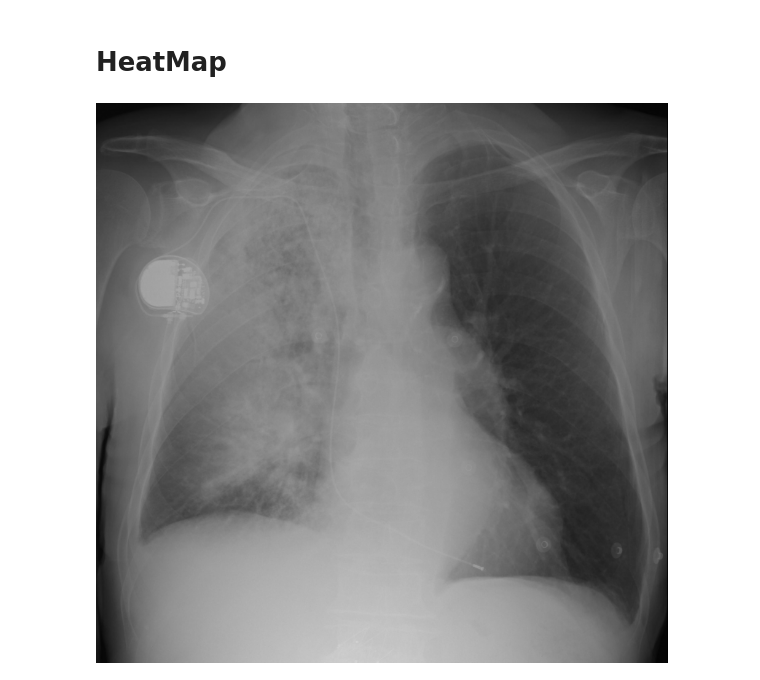
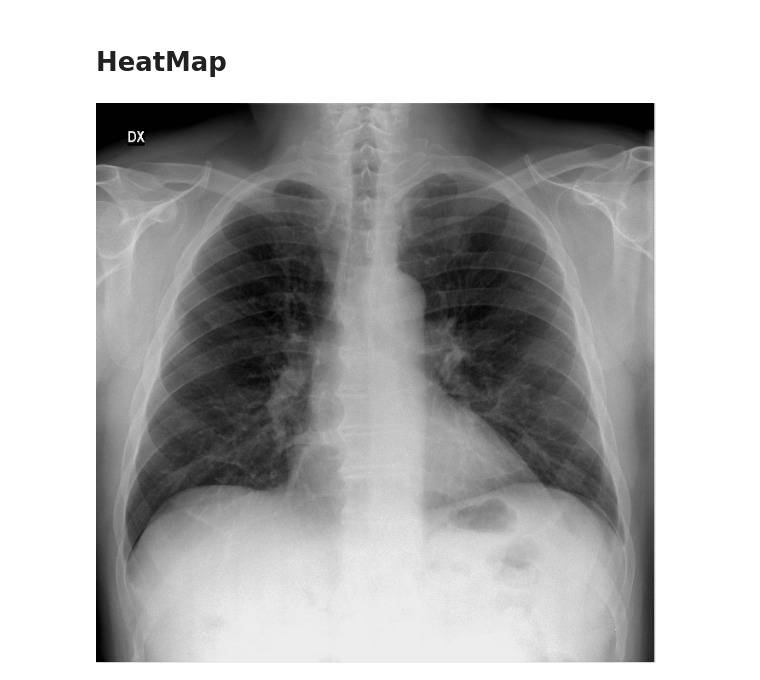
Before and after one commit to p-kaushal/Deep-Learning-GroupPorject-TeamJohnson, a Jupyter notebook: MMAI894_Covid19__Pranav_Revised.ipynb, the cells around one changed output. Cells and saved outputs as stored; diff of their text form; code cells hidden in the pictures.

```diff
--- a/MMAI894_Covid19__Pranav_Revised.ipynb
+++ b/MMAI894_Covid19__Pranav_Revised.ipynb
@@ -283,17 +284,18 @@ weighted avg       0.51      0.47      0.46      1909
 # %%
 # model_builder = keras.applications.xception.Xception
 img_size = (224, 224)
-preprocess_input = tf.keras.applications.vgg19.preprocess_input
-decode_predictions = tf.keras.applications.vgg19.decode_predictions
+
+preprocess_input = tf.keras.applications.densenet.preprocess_input
+decode_predictions = tf.keras.applications.densenet.decode_predictions
 
 last_conv_layer_name = "conv5_block16_2_conv"
 
 # The local path to our target image
-img_path = '/content/sample_data/COVID-19 Dataset/X-ray/COVID/000001-27.jpg'
+img_path = '/content/sample_data/COVID-19 Dataset/X-ray/COVID/0107.jpeg'
 
 display(Image(img_path))
 # %% [output]
-[figure, old version]
+[figure, new version]
 # %%
 def get_img_array(img_path, size):
     # `img` is a PIL image of size 224x224
```
Also changed, not shown: parts of 9 cells of this notebook.
